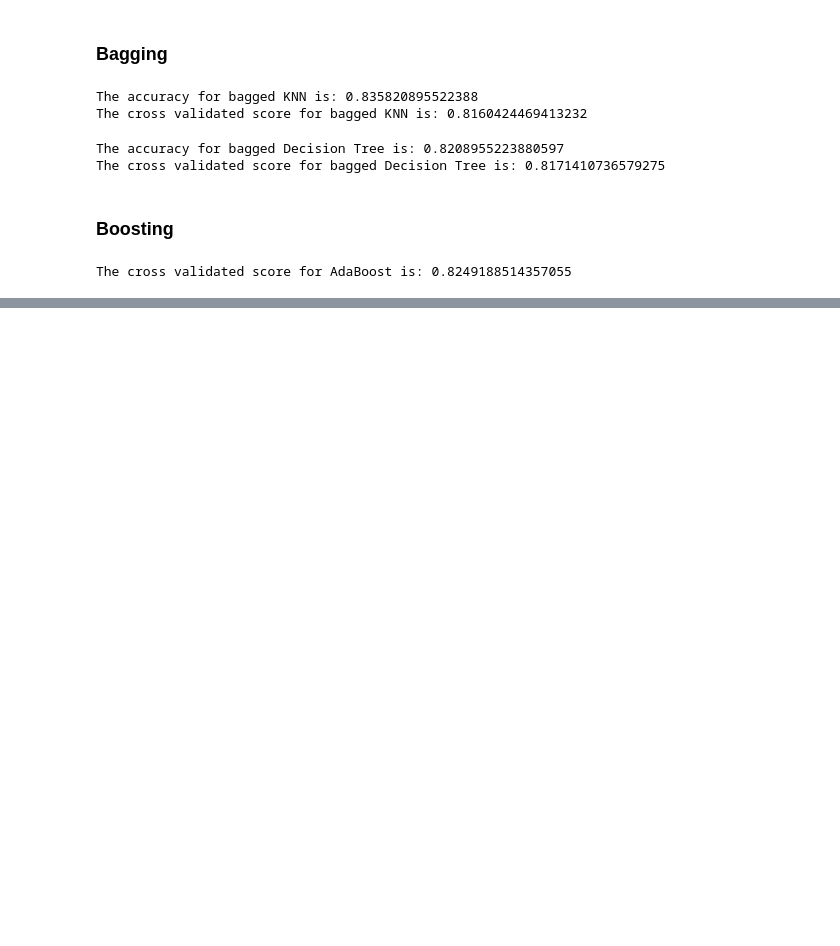
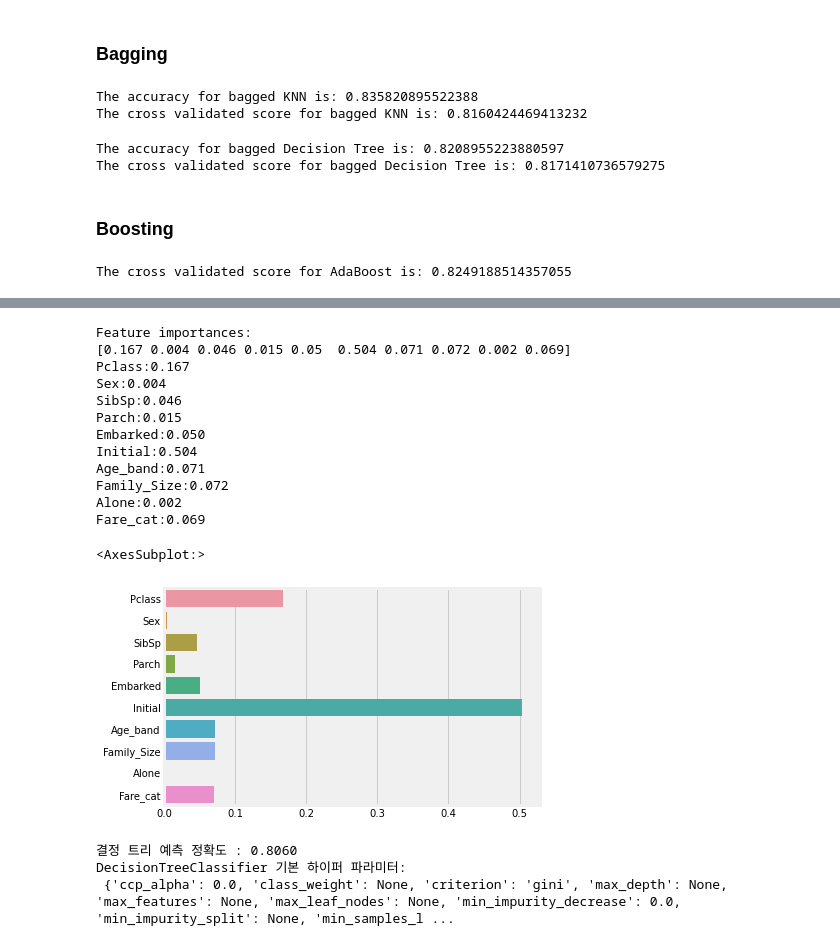
Before and after one commit to uiopqwertyu/esaa_21_1, a Jupyter notebook: 타이타닉 캐글필사.ipynb, the cells around one changed output, grey strips where cells are left out. Saved outputs shown, nothing was run; the diff lists cells and outputs as text; code cells hidden in the pictures; blank space fills up the shorter version.

```diff
--- a/타이타닉 캐글필사.ipynb
+++ b/타이타닉 캐글필사.ipynb
@@ -755,0 +782,4 @@ plt.show()
+# %%
+#DecisionTree Classifier 생성
+dt_clf=DecisionTreeClassifier(random_state=156)
+dt_clf.fit(train_X,train_Y)
@@ -755,0 +788,5 @@ plt.show()
+# %%
+from sklearn.tree import export_graphviz
+feature_names = data.columns.tolist()[1:12]
+class_names = np.array(['survived','not survived'])
+export_graphviz(dt_clf,out_file='tree.dot',class_names=class_names ,feature_names=feature_names, impurity=True, filled=True)
@@ -755,0 +800,33 @@ plt.show()
+# %%
+import seaborn as sns
+import numpy as np
+%matplotlib inline
+
+print("Feature importances:\n{0}".format(np.round(dt_clf.feature_importances_,3)))
+for name, value in zip(feature_names,dt_clf.feature_importances_):
+    print('{0}:{1:.3f}'.format(name,value))
+sns.barplot(x=dt_clf.feature_importances_,y=feature_names)
+# %% [output]
+Feature importances:
+[0.167 0.004 0.046 0.015 0.05  0.504 0.071 0.072 0.002 0.069]
+Pclass:0.167
+Sex:0.004
+SibSp:0.046
+Parch:0.015
+Embarked:0.050
+Initial:0.504
+Age_band:0.071
+Family_Size:0.072
+Alone:0.002
+Fare_cat:0.069
+<AxesSubplot:>
+[figure, added]
+# %%
+pred = dt_clf.predict(test_X)
+accuracy = accuracy_score(test_Y,pred)
+print('결정 트리 예측 정확도 : {0:.4f}'.format(accuracy))
+print('DecisionTreeClassifier 기본 하이퍼 파라미터:\n', dt_clf.get_params())
+# %% [output]
+결정 트리 예측 정확도 : 0.8060
+DecisionTreeClassifier 기본 하이퍼 파라미터:
+ {'ccp_alpha': 0.0, 'class_weight': None, 'criterion': 'gini', 'max_depth': None, 'max_features': None, 'max_leaf_nodes': None, 'min_impurity_decrease': 0.0, 'min_impurity_split': None, 'min_samples_l ...
```
Also changed, not shown: parts of 31 cells of this notebook.
